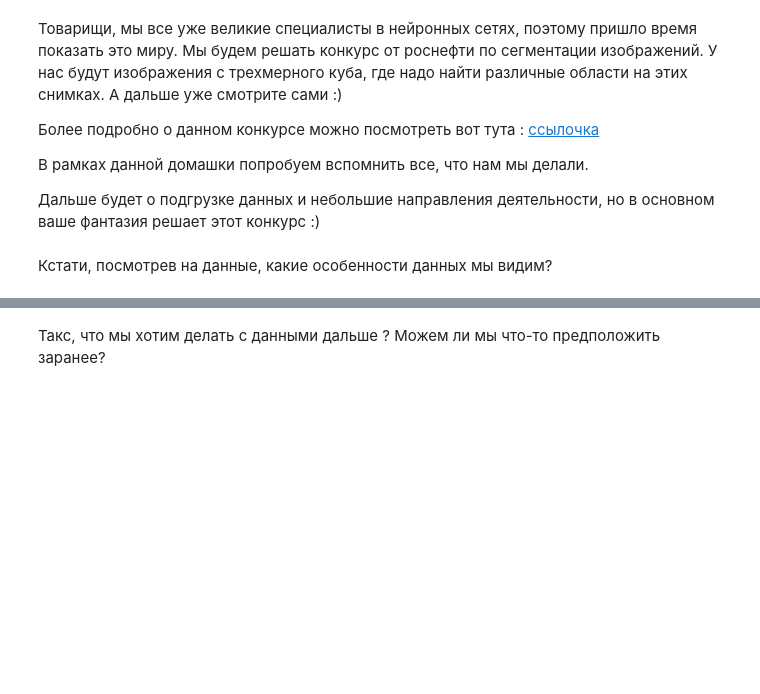
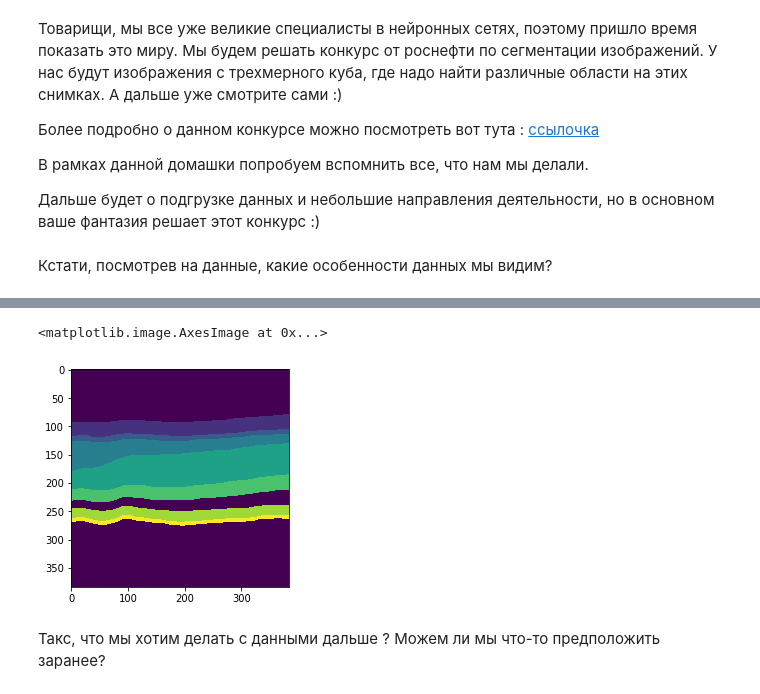
Before and after one commit to care1e55/neural_nets_dpo, a Jupyter notebook: logi_2020/week07/Hometask_1.ipynb, the cells around one changed output, grey strips where cells are left out. Cells and saved outputs as stored; diff of their text form; code cells hidden in the pictures; blank space fills up the shorter version.

```diff
--- a/logi_2020/week07/Hometask_1.ipynb
+++ b/logi_2020/week07/Hometask_1.ipynb
@@ -103,0 +111,5 @@ for i in train_dataset:
+# %%
+plt.imshow(y_images[0])
+# %% [output]
+<matplotlib.image.AxesImage at 0x...>
+[figure, added]
```
Also changed, not shown: parts of 9 cells of this notebook, 1 other file.
